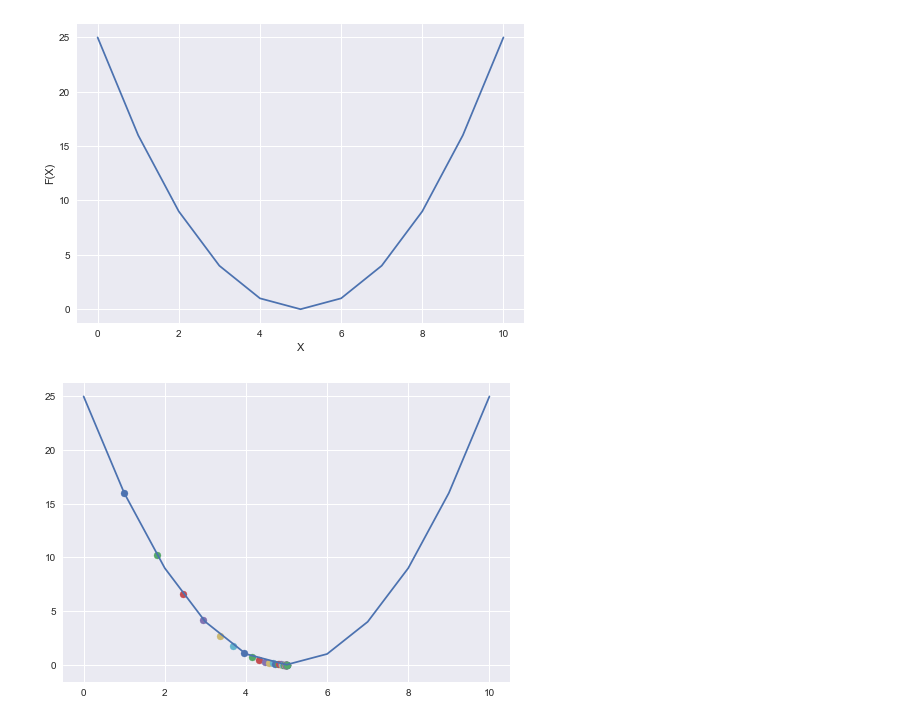
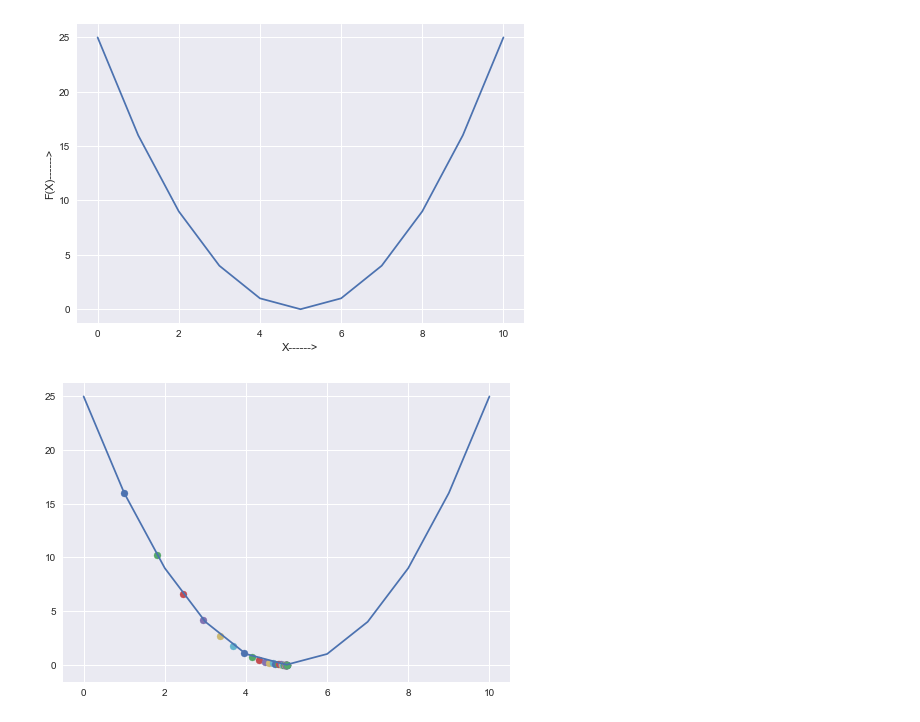
Before and after one commit to JayantGoel001/LinearRegression, a Jupyter notebook: Gradient Descent.ipynb, the cells around one changed output. Saved outputs shown, nothing was run; the diff lists cells and outputs as text; code cells hidden in the pictures.

```diff
--- a/Gradient Descent.ipynb
+++ b/Gradient Descent.ipynb
@@ -7,11 +7,11 @@ X = np.arange(11)
 y = (X-5)**2
 # %%
 plt.plot(X,y)
-plt.ylabel("F(X)")
-plt.xlabel("X")
+plt.ylabel("F(X)------>")
+plt.xlabel("X------>")
 plt.show()
 # %% [output]
-[figure, old version]
+[figure, new version]
 # %%
 plt.figure()
 plt.plot(X,y)
```
Also changed, not shown: parts of 1 cell of this notebook, 4 other files.
